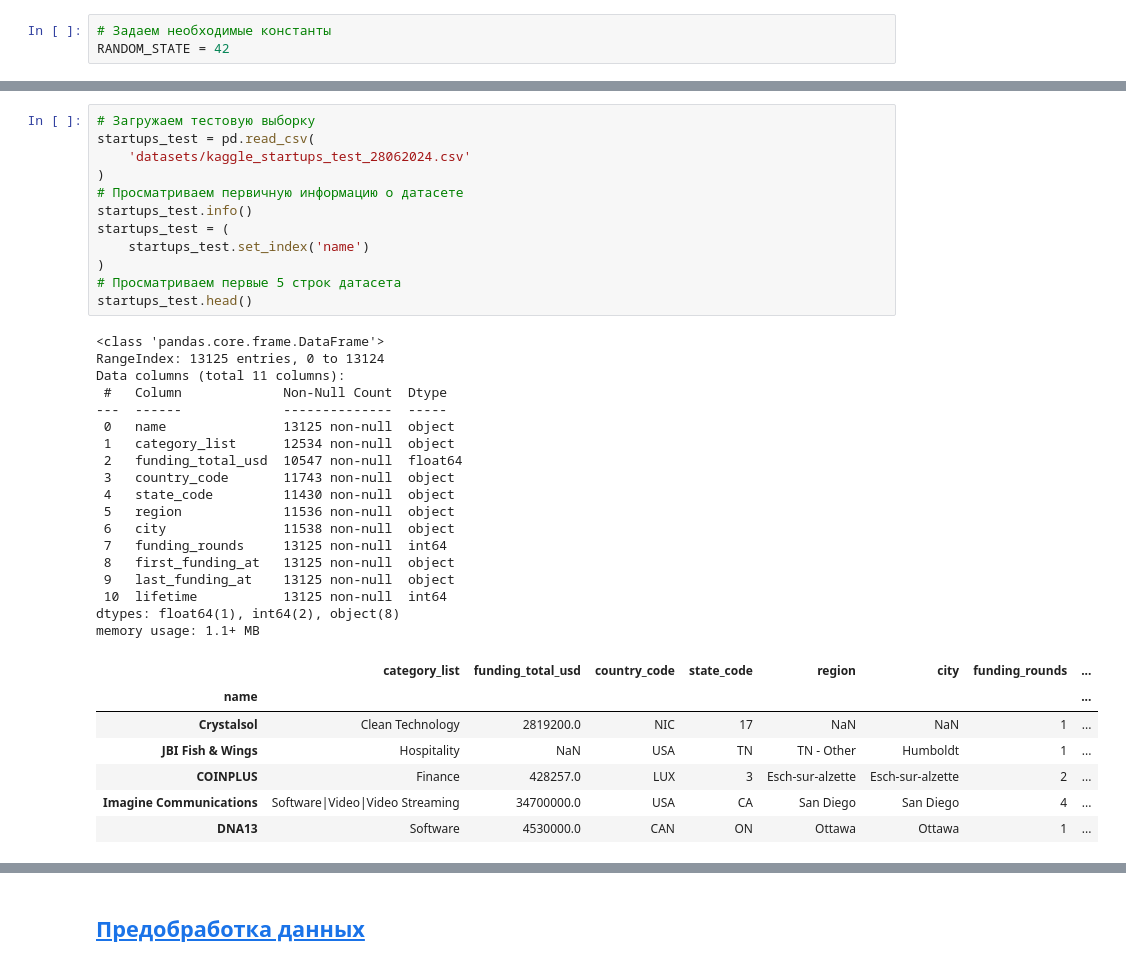
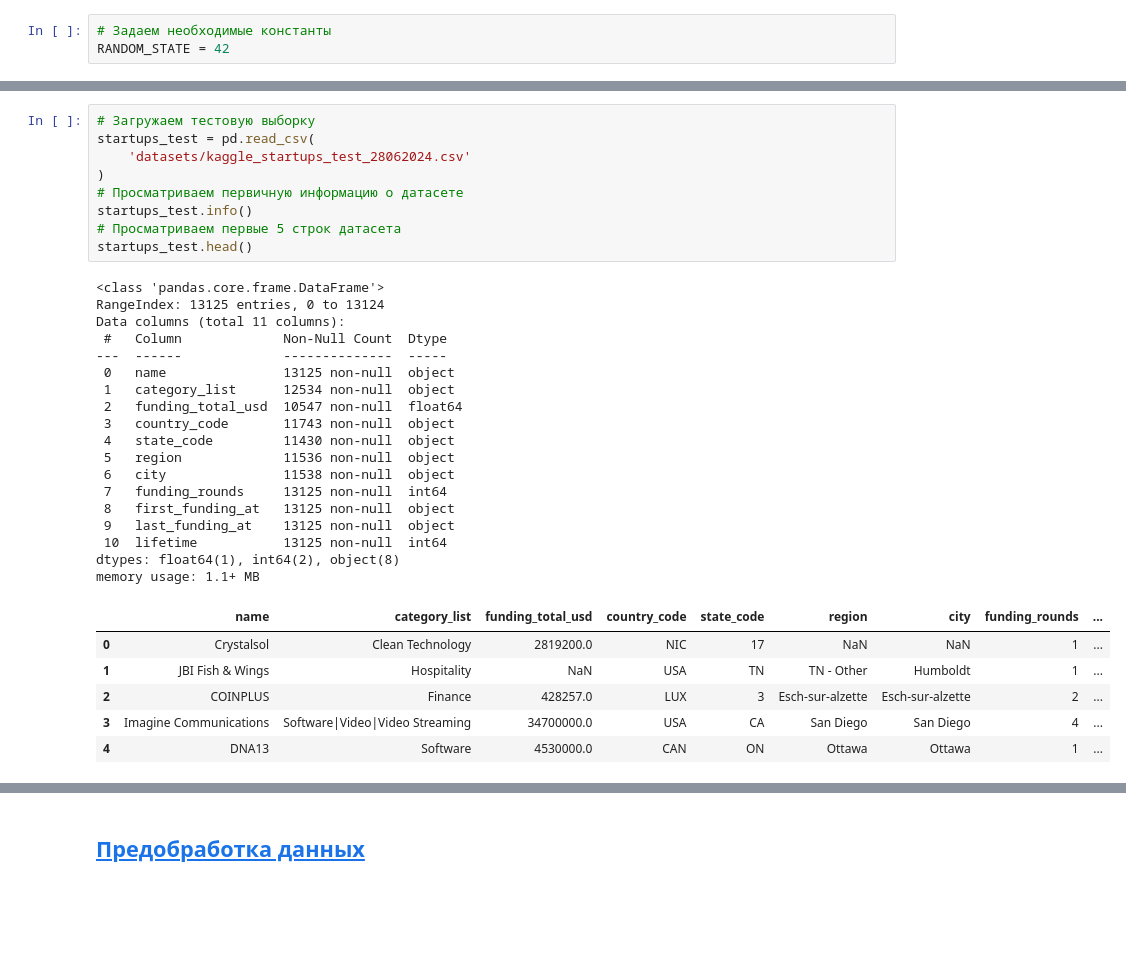
Before and after one commit to VladimirEis/masterskaya_project, a Jupyter notebook: masterskaya_project.ipynb, the cells around one changed output, grey strips where cells are left out. Drawn from its saved outputs; the diff is of its cells as text; blank space fills up the shorter version.

```diff
--- a/masterskaya_project.ipynb
+++ b/masterskaya_project.ipynb
@@ -63,41 +62,37 @@ memory usage: 1.1+ MB
 # %%
 # Загружаем тестовую выборку
 startups_test = pd.read_csv(
     'datasets/kaggle_startups_test_28062024.csv'
 )
 # Просматриваем первичную информацию о датасете
 startups_test.info()
-startups_test = (
-    startups_test.set_index('name')
-)
 # Просматриваем первые 5 строк датасета
 startups_test.head()
 # %% [output]
 <class 'pandas.core.frame.DataFrame'>
 RangeIndex: 13125 entries, 0 to 13124
 Data columns (total 11 columns):
  #   Column             Non-Null Count  Dtype
 ---  ------             --------------  -----
  0   name               13125 non-null  object
  1   category_list      12534 non-null  object
  2   funding_total_usd  10547 non-null  float64
  3   country_code       11743 non-null  object
  4   state_code         11430 non-null  object
  5   region             11536 non-null  object
  6   city               11538 non-null  object
  7   funding_rounds     13125 non-null  int64
  8   first_funding_at   13125 non-null  object
  9   last_funding_at    13125 non-null  object
  10  lifetime           13125 non-null  int64
 dtypes: float64(1), int64(2), object(8)
 memory usage: 1.1+ MB
-|  | category_list | funding_total_usd | country_code | state_code | region | city | funding_rounds | ... |
-| name |  |  |  |  |  |  |  | ... |
-| Crystalsol | Clean Technology | 2819200.0 | NIC | 17 | NaN | NaN | 1 | ... |
-| JBI Fish & Wings | Hospitality | NaN | USA | TN | TN - Other | Humboldt | 1 | ... |
-| COINPLUS | Finance | 428257.0 | LUX | 3 | Esch-sur-alzette | Esch-sur-alzette | 2 | ... |
-| Imagine Communications | Software|Video|Video Streaming | 34700000.0 | USA | CA | San Diego | San Diego | 4 | ... |
-| DNA13 | Software | 4530000.0 | CAN | ON | Ottawa | Ottawa | 1 | ... |
+|  | name | category_list | funding_total_usd | country_code | state_code | region | city | funding_rounds | ... |
+| 0 | Crystalsol | Clean Technology | 2819200.0 | NIC | 17 | NaN | NaN | 1 | ... |
+| 1 | JBI Fish & Wings | Hospitality | NaN | USA | TN | TN - Other | Humboldt | 1 | ... |
+| 2 | COINPLUS | Finance | 428257.0 | LUX | 3 | Esch-sur-alzette | Esch-sur-alzette | 2 | ... |
+| 3 | Imagine Communications | Software|Video|Video Streaming | 34700000.0 | USA | CA | San Diego | San Diego | 4 | ... |
+| 4 | DNA13 | Software | 4530000.0 | CAN | ON | Ottawa | Ottawa | 1 | ... |
 # %%
 # Загружаем информацию о статусе стартапа
 startups_status = pd.read_csv(
```
Also changed, not shown: parts of 28 cells of this notebook.
